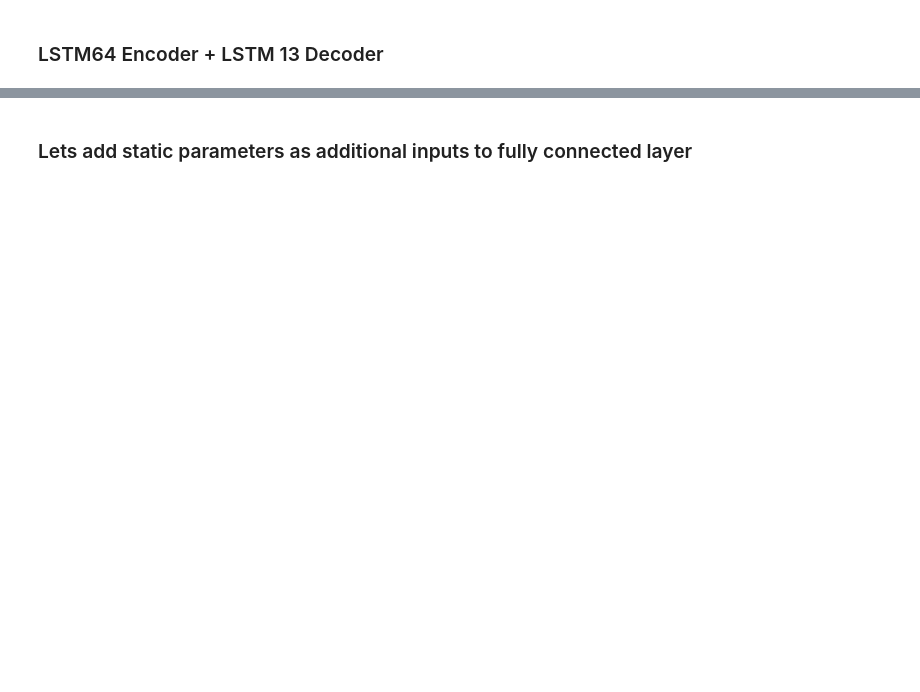
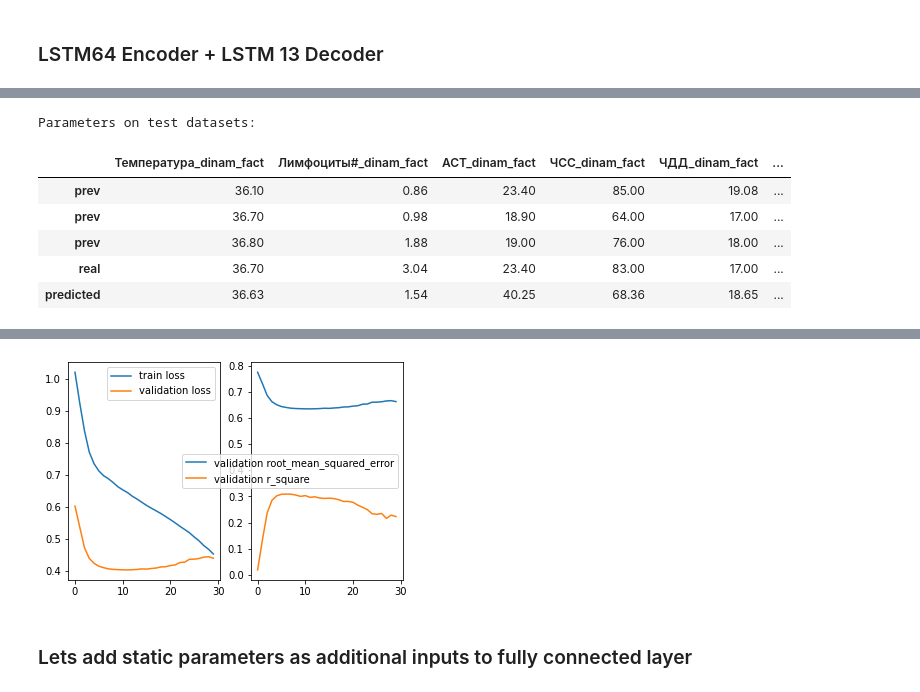
Before and after one commit to geniusserg/CovidPredict, a Jupyter notebook: data_analysis.ipynb, the cells around one changed output, grey strips where cells are left out. Saved outputs shown, nothing was run; the diff lists cells and outputs as text; code cells hidden in the pictures; blank space fills up the shorter version.

```diff
--- a/data_analysis.ipynb
+++ b/data_analysis.ipynb
@@ -574,0 +644,10 @@ Parameters on test datasets:
+# %%
+BATCH_SIZE=12
+
+model = Sequential(name="LSTM64xDense13")
+model.add(Input((WINDOW, PARAMS_LENGTH), batch_size=BATCH_SIZE))
+model.add(LSTM(64, activation="relu", return_sequences=False))
+model.add(Dense(PARAMS_LENGTH, activation="linear"))
+model_lstm_dense = model
+model_lstm_dense.compile(optimizer="adam", loss="mse", metrics=[RootMeanSquaredError(), RSquare()])
+model_lstm_dense.summary()
@@ -574,0 +668,4 @@ Parameters on test datasets:
+# %%
+history = model_lstm_dense.fit(X_train, y_train,
+ epochs=30, validation_split=3/35, batch_size=BATCH_SIZE,
+ shuffle=False, callbacks=[ModelCheckpoint("LSTM64xDense13", save_best_only=True, verbose=0)], verbose=0)
@@ -574,0 +686,3 @@ Parameters on test datasets:
+# %%
+show_results(X_test, y_test, model_lstm_dense, history)
+# %% [output]
@@ -574,0 +691,7 @@ Parameters on test datasets:
+Parameters on test datasets:
+|  | Температура_dinam_fact | Лимфоциты#_dinam_fact | АСТ_dinam_fact | ЧСС_dinam_fact | ЧДД_dinam_fact | ... |
+| prev | 36.10 | 0.86 | 23.40 | 85.00 | 19.08 | ... |
+| prev | 36.70 | 0.98 | 18.90 | 64.00 | 17.00 | ... |
+| prev | 36.80 | 1.88 | 19.00 | 76.00 | 18.00 | ... |
+| real | 36.70 | 3.04 | 23.40 | 83.00 | 17.00 | ... |
+| predicted | 36.63 | 1.54 | 40.25 | 68.36 | 18.65 | ... |
@@ -575,2 +700,3 @@ Parameters on test datasets:
+[figure, added]
 # %% [markdown]
 ### Lets add static parameters as additional inputs to fully connected layer
```
Also changed, not shown: parts of 25 cells of this notebook, 20 other files.
